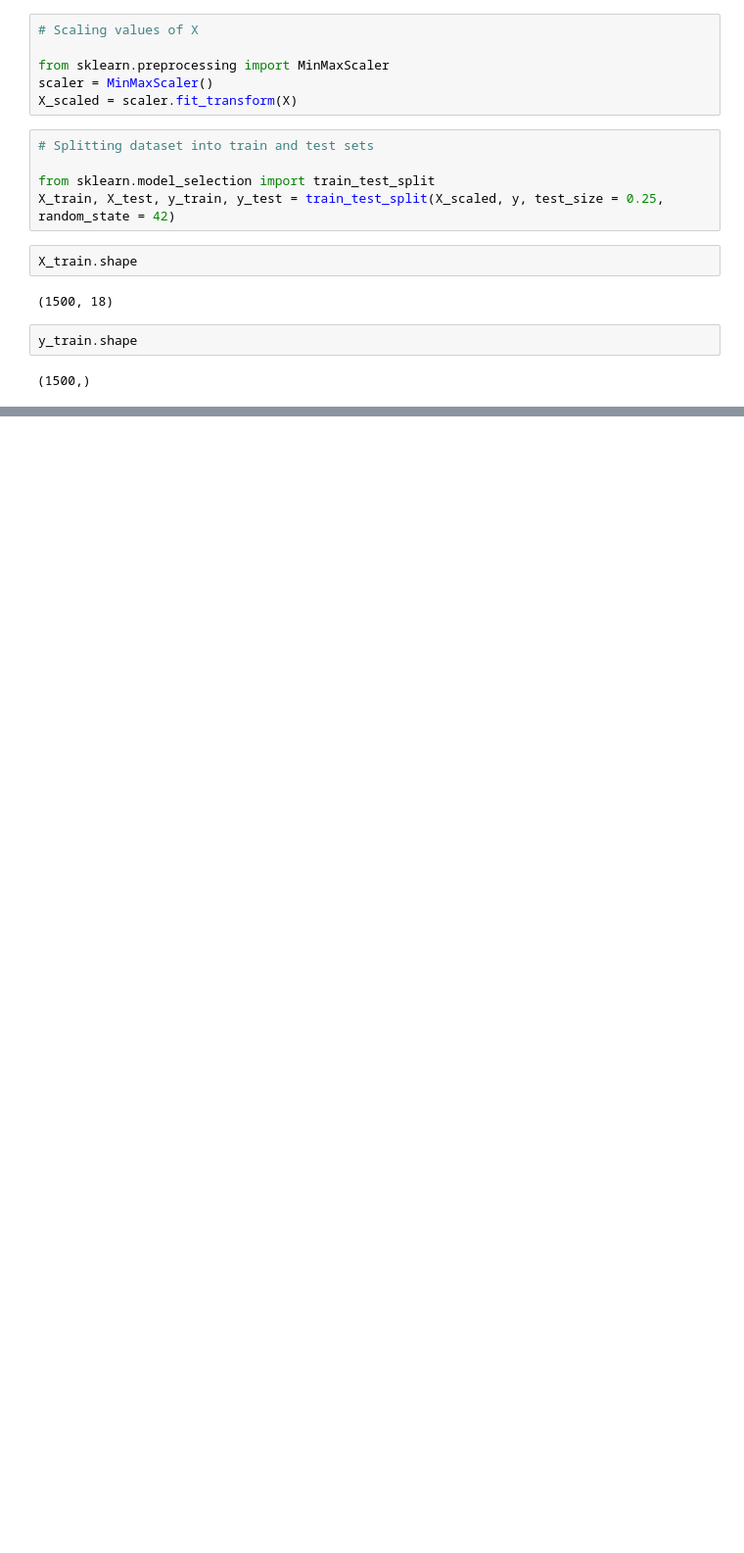
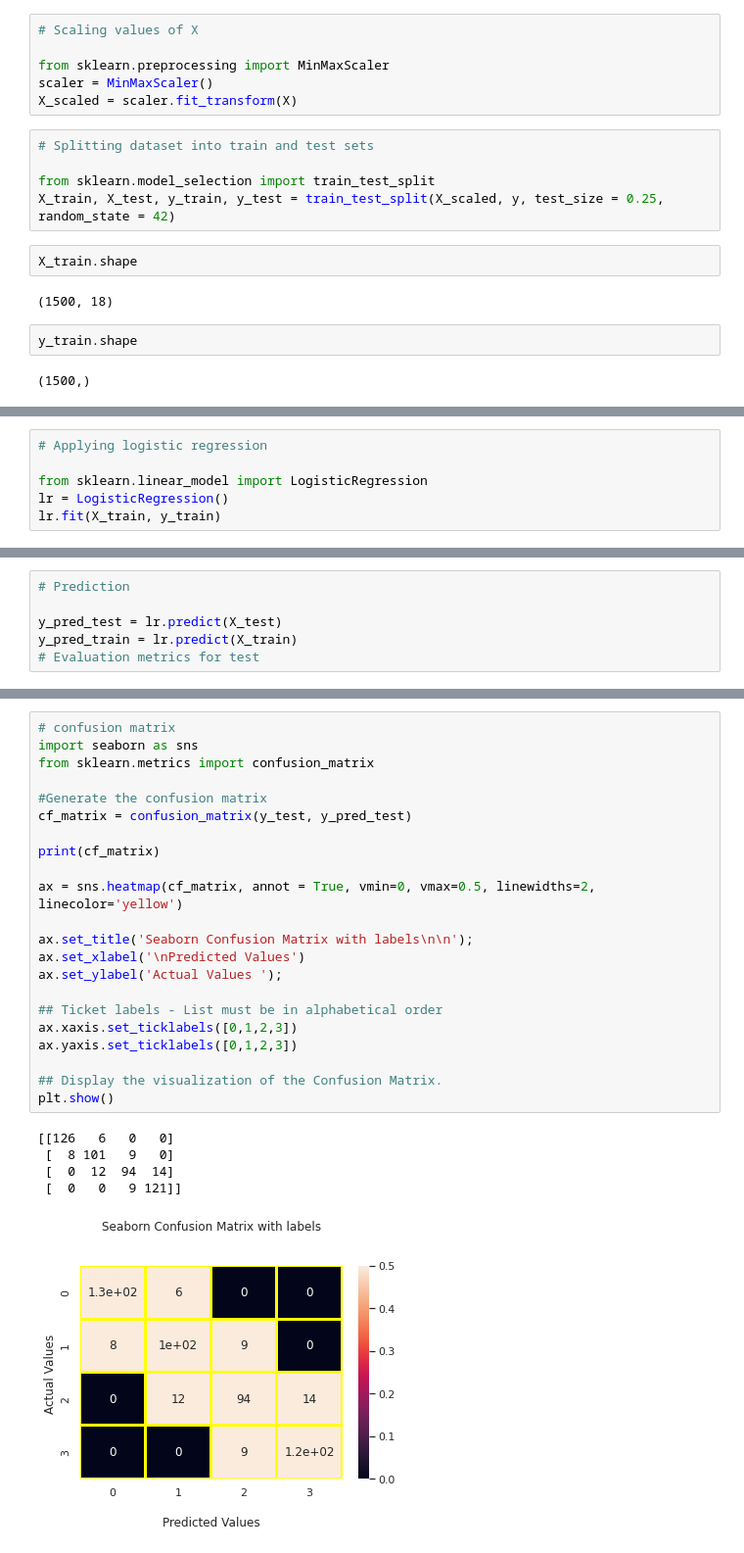
Before and after one commit to Ankitgpt357/Mobile-price-prediction, a Jupyter notebook: Mobile-price-prediction.ipynb, the cells around one changed output, grey strips where cells are left out. Shown at 98% size. Saved outputs shown, nothing was run; the diff lists cells and outputs as text; blank space fills up the shorter version.

```diff
--- a/Mobile-price-prediction.ipynb
+++ b/Mobile-price-prediction.ipynb
@@ -419,0 +422,6 @@ y_train.shape
+# %%
+# Applying logistic regression
+
+from sklearn.linear_model import LogisticRegression
+lr = LogisticRegression()
+lr.fit(X_train, y_train)
@@ -419,0 +430,6 @@ y_train.shape
+# %%
+# Prediction
+
+y_pred_test = lr.predict(X_test)
+y_pred_train = lr.predict(X_train)
+# Evaluation metrics for test
@@ -419,0 +452,28 @@ y_train.shape
+# %%
+# confusion matrix
+import seaborn as sns
+from sklearn.metrics import confusion_matrix
+
+#Generate the confusion matrix
+cf_matrix = confusion_matrix(y_test, y_pred_test)
+
+print(cf_matrix)
+
+ax = sns.heatmap(cf_matrix, annot = True, vmin=0, vmax=0.5, linewidths=2, linecolor='yellow')
+
+ax.set_title('Seaborn Confusion Matrix with labels\n\n');
+ax.set_xlabel('\nPredicted Values')
+ax.set_ylabel('Actual Values ');
+
+## Ticket labels - List must be in alphabetical order
+ax.xaxis.set_ticklabels([0,1,2,3])
+ax.yaxis.set_ticklabels([0,1,2,3])
+
+## Display the visualization of the Confusion Matrix.
+plt.show()
+# %% [output]
+[[126   6   0   0]
+ [  8 101   9   0]
+ [  0  12  94  14]
+ [  0   0   9 121]]
+[figure, added]
```
Also changed, not shown: parts of 41 cells of this notebook.
